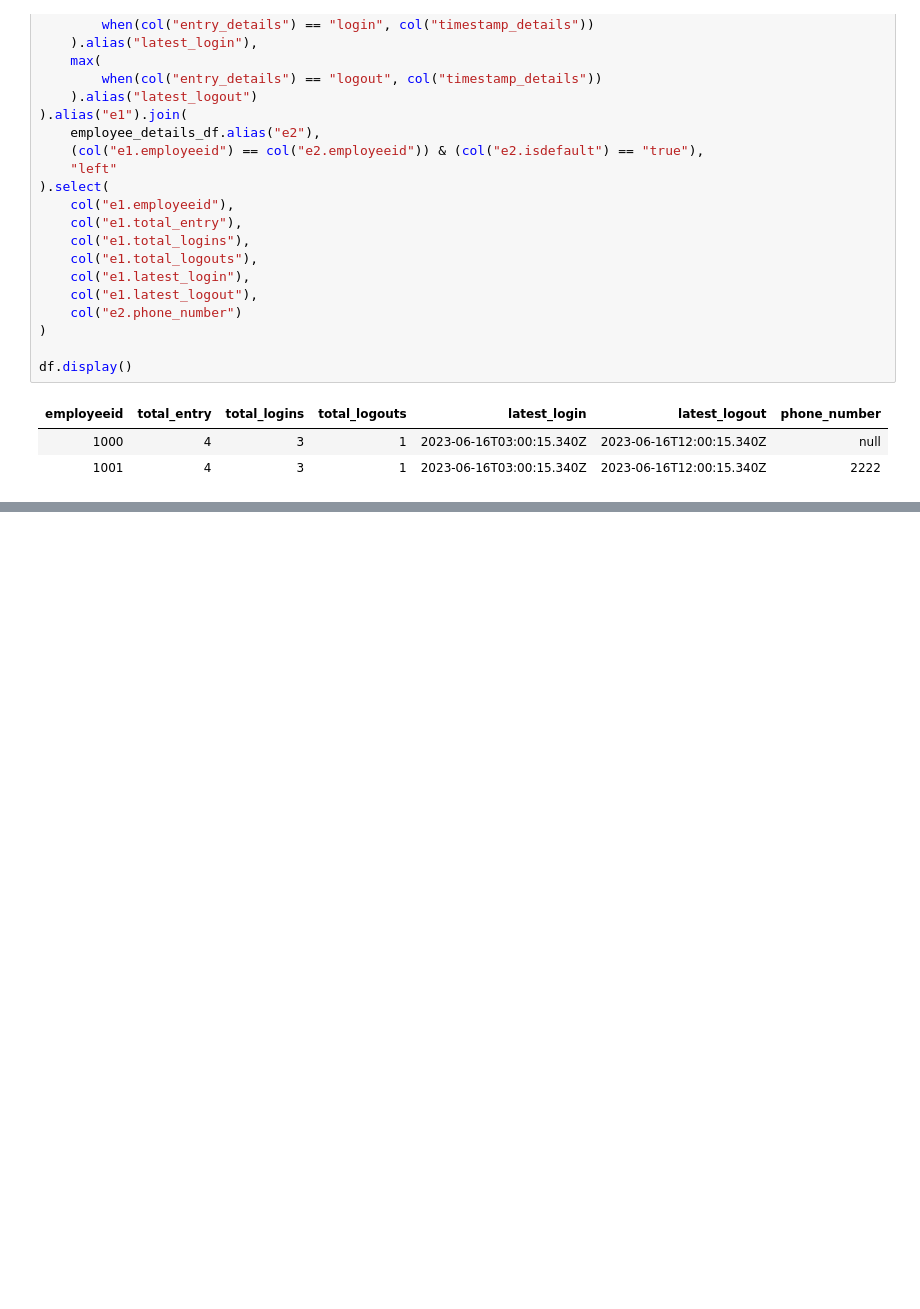
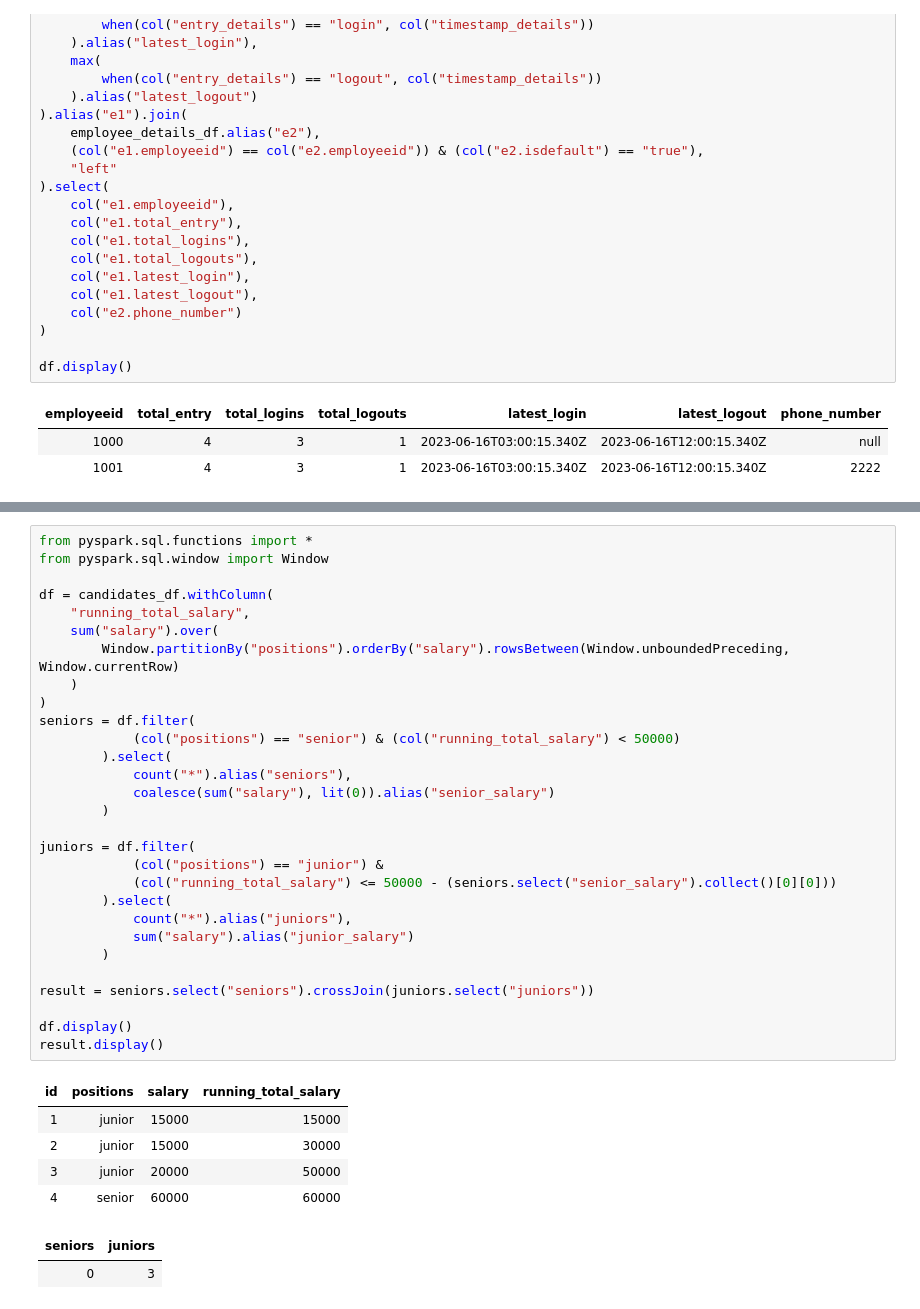
Before and after one commit to Rupam-1/SQL-Pyspark-practise_youtube, a Jupyter notebook: 07. PYSPARK - Part4.ipynb, the cells around one changed output, grey strips where cells are left out. Saved outputs shown, nothing was run; the diff lists cells and outputs as text; blank space fills up the shorter version.

```diff
--- a/07. PYSPARK - Part4.ipynb
+++ b/07. PYSPARK - Part4.ipynb
@@ -536,0 +597,37 @@ df.display()
+# %%
+from pyspark.sql.functions import *
+from pyspark.sql.window import Window
+
+df = candidates_df.withColumn(
+    "running_total_salary",
+    sum("salary").over(
+        Window.partitionBy("positions").orderBy("salary").rowsBetween(Window.unboundedPreceding, Window.currentRow)
+    )
+)
+seniors = df.filter(
+            (col("positions") == "senior") & (col("running_total_salary") < 50000)
+        ).select(
+            count("*").alias("seniors"),
+            coalesce(sum("salary"), lit(0)).alias("senior_salary")
+        )
+
+juniors = df.filter(
+            (col("positions") == "junior") &
+            (col("running_total_salary") <= 50000 - (seniors.select("senior_salary").collect()[0][0]))
+        ).select(
+            count("*").alias("juniors"),
+            sum("salary").alias("junior_salary")
+        )
+
+result = seniors.select("seniors").crossJoin(juniors.select("juniors"))
+
+df.display()
+result.display()
+# %% [output]
+| id | positions | salary | running_total_salary |
+| 1 | junior | 15000 | 15000 |
+| 2 | junior | 15000 | 30000 |
+| 3 | junior | 20000 | 50000 |
+| 4 | senior | 60000 | 60000 |
+| seniors | juniors |
+| 0 | 3 |
```
Also changed, not shown: parts of 2 cells of this notebook, 1 other file.
